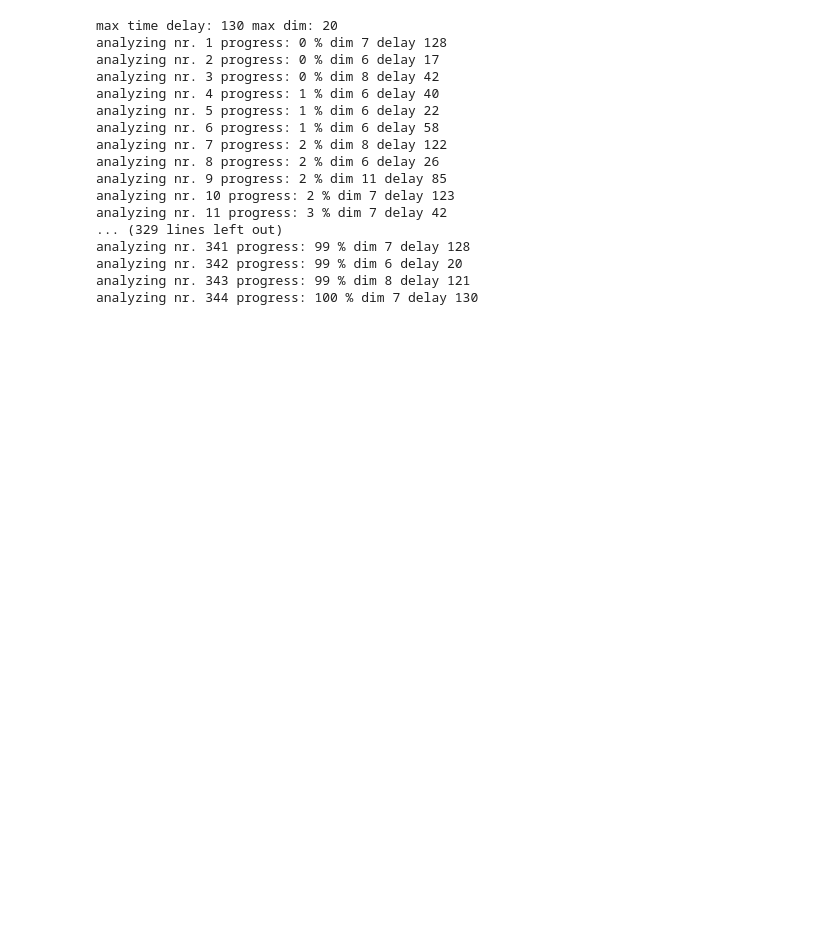
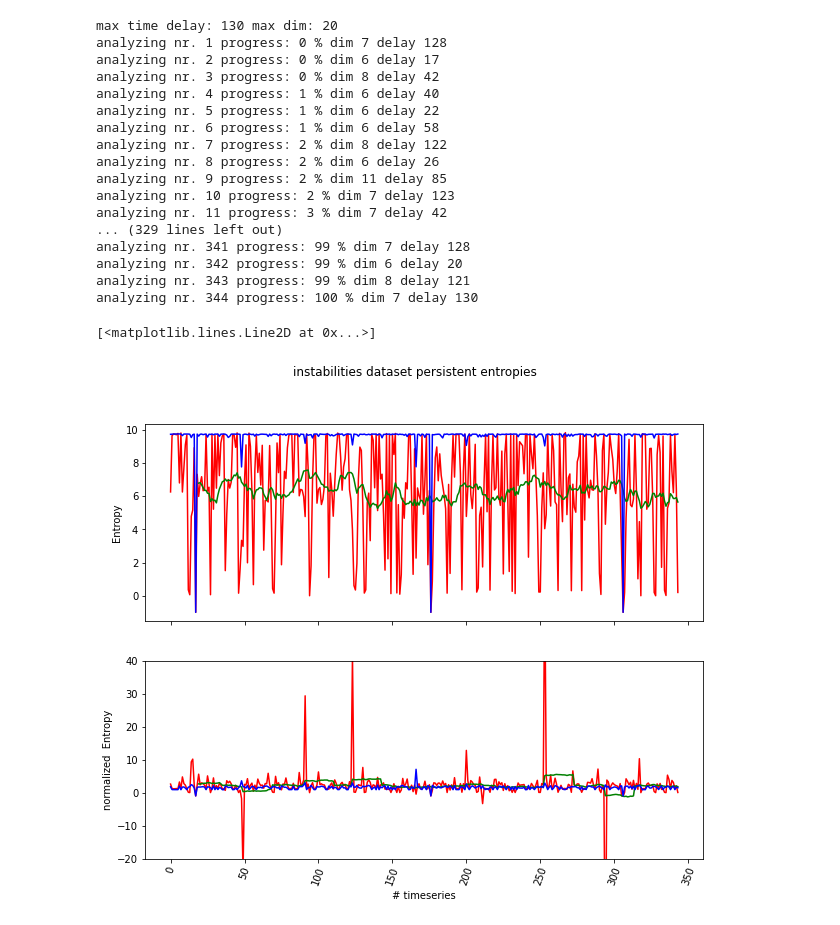
Before and after one commit to simonecasolo/TDA-for-Slugging, a Jupyter notebook: Minor Instabilities.ipynb, the cells around one changed output. Cells and saved outputs as stored; diff of their text form; code cells hidden in the pictures; blank space fills up the shorter version.

```diff
--- a/Minor Instabilities.ipynb
+++ b/Minor Instabilities.ipynb
@@ -171,34 +175,37 @@ Entropy_H0 = []
 Entropy_H1 = []
 tmp_normalized = unstable_entropynorm
 Entropy_H0_norm = []
 Entropy_H1_norm = []
 
 for item in tmp_entropies:
-    Entropy_H0.append(item[0][0])
-    Entropy_H1.append(item[0][1])
+    Entropy_H0.append(item[0])
+    Entropy_H1.append(item[1])
 
 for item in tmp_normalized:
-    Entropy_H0_norm.append(item[0][0])
-    Entropy_H1_norm.append(item[0][1])
+    Entropy_H0_norm.append(item[0])
+    Entropy_H1_norm.append(item[1])
 
 Entropy_H1_series = pd.Series(Entropy_H1)
 Entropy_H1_norm_series = pd.Series(Entropy_H1_norm)
 
 entropies, ts = plt.subplots(2,figsize=(10,8),sharex = True)
 
 entropies.suptitle('instabilities dataset persistent entropies')
 ts[1].set_xlabel("# timeseries")
 ts[0].set_ylabel('Entropy')
 ts[1].set_ylabel('normalized  Entropy')
 
 degrees = 70
 plt.xticks(rotation=degrees)
 
 ts[0].plot(Entropy_H1,'r-')
 ts[0].plot(Entropy_H1_series.rolling(20).mean(), 'g-')
 ts[0].plot(Entropy_H0,'b-')
 
 ts[1].set_ylim([-20,40])
 ts[1].plot(Entropy_H1_norm,'r-')
 ts[1].plot(Entropy_H1_norm_series.rolling(20).mean(), 'g-')
 ts[1].plot(Entropy_H0_norm,'b-')
+# %% [output]
+[<matplotlib.lines.Line2D at 0x...>]
+[figure, added]
```
Also changed, not shown: parts of 8 cells of this notebook.
